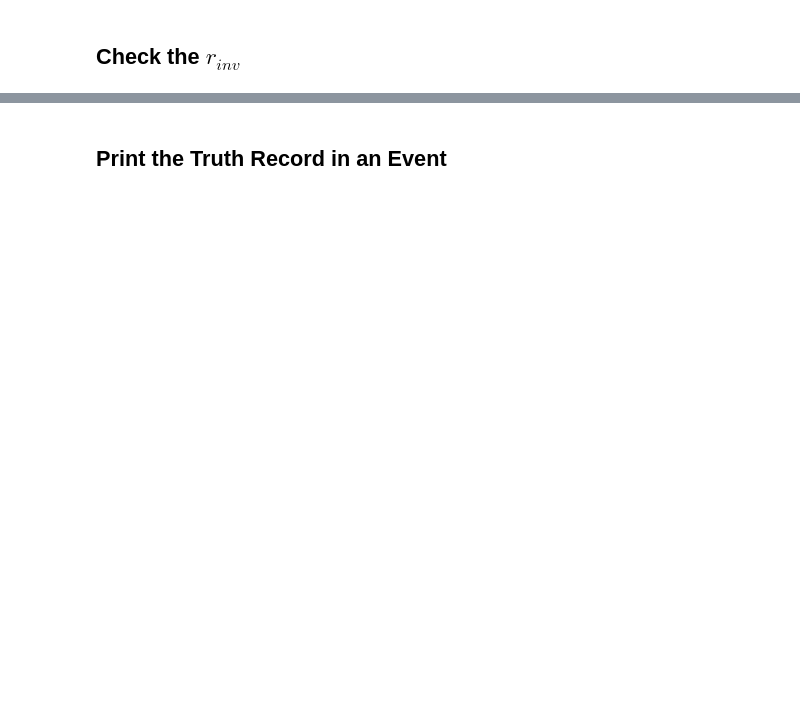
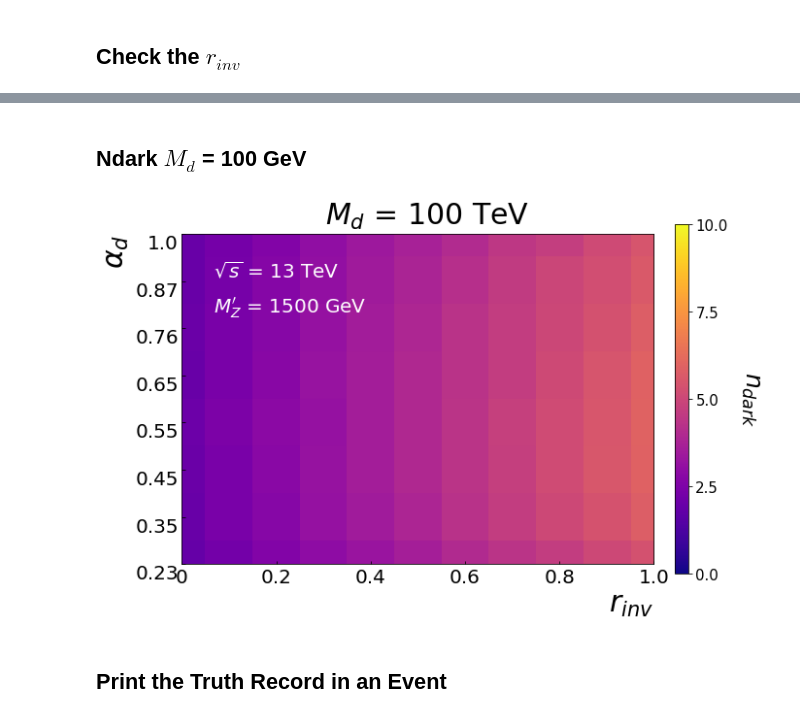
Before and after one commit to alan200276/SVJ_Study, a Jupyter notebook: Truth_Record.ipynb, the cells around one changed output, grey strips where cells are left out. Drawn from its saved outputs; the diff is of its cells as text; code cells hidden in the pictures; blank space fills up the shorter version.

```diff
--- a/Truth_Record.ipynb
+++ b/Truth_Record.ipynb
@@ -260,3 +264,40 @@ plt.show()
+# %% [markdown]
+## Ndark $M_d$ = 100 GeV
+# %%
+ndark_100 = np.load("./ndark_100.npy")
+
+fig, ax = plt.subplots(1,1, figsize=(10,10))
+plt.imshow(ndark_100,cmap="plasma",vmin=0, vmax=10,origin='lower')
+plt.subplots_adjust(bottom=0.1, right=0.8, top=0.9)
+
+cax = plt.axes([0.83, 0.25, 0.02, 0.5])
+cbar = plt.colorbar(cax=cax)
+cbar.ax.tick_params(labelsize=15)
+cbar.ax.yaxis.set_major_locator(MaxNLocator(4))
+cbar.set_label("$n_{dark}$", rotation=270, fontsize=25, labelpad=35, y=0.5)
+
+ax.set_ylabel("$\\alpha_d$", fontsize=30, horizontalalignment='right',y=1)
+ax.set_yticks([0,1,2,3,4,5,6,7,8])
+ax.set_yticklabels(["0.23","0.35","0.45","0.55","0.65","0.76","0.87","1.0"], fontsize=25, rotation=0, verticalalignment='top', horizontalalignment="right")
+
+ax.set_xticks([0,2,4,6,8,10])
+ax.set_xticklabels(["0","0.2","0.4","0.6","0.8","1.0"], fontsize=25, rotation=0, verticalalignment='top', horizontalalignment="center")
+ax.set_xlabel("$r_{inv}$", fontsize=30,horizontalalignment='right',x=1)
+
+ax.tick_params(axis='x', direction="in", labelsize=20)
+ax.tick_params(axis='y', direction="in", labelsize=20)
+
+plt.text(x=-250,y=10, s="$M_d$ = 100 TeV", rotation=0 ,fontsize=30)
+plt.text(x=-330,y=8.5, s="$\sqrt{s}$ = 13 TeV", rotation=0 ,fontsize=20, c="w")
+plt.text(x=-330,y=7.5, s="$M_Z'$ = 1500 GeV", rotation=0 ,fontsize=20, c="w")
+
+ax.set_xlim((0,10))
+ax.set_ylim((0,7))
+plt.subplots_adjust(wspace=0.1, hspace=0.1)
+plt.savefig("./ndark_100.pdf", transparent=True)
+plt.show()
+# %% [output]
+[figure, added]
 # %% [markdown]
 ## Print the Truth Record in an Event
 # %%
```
Also changed, not shown: parts of 15 cells of this notebook.
